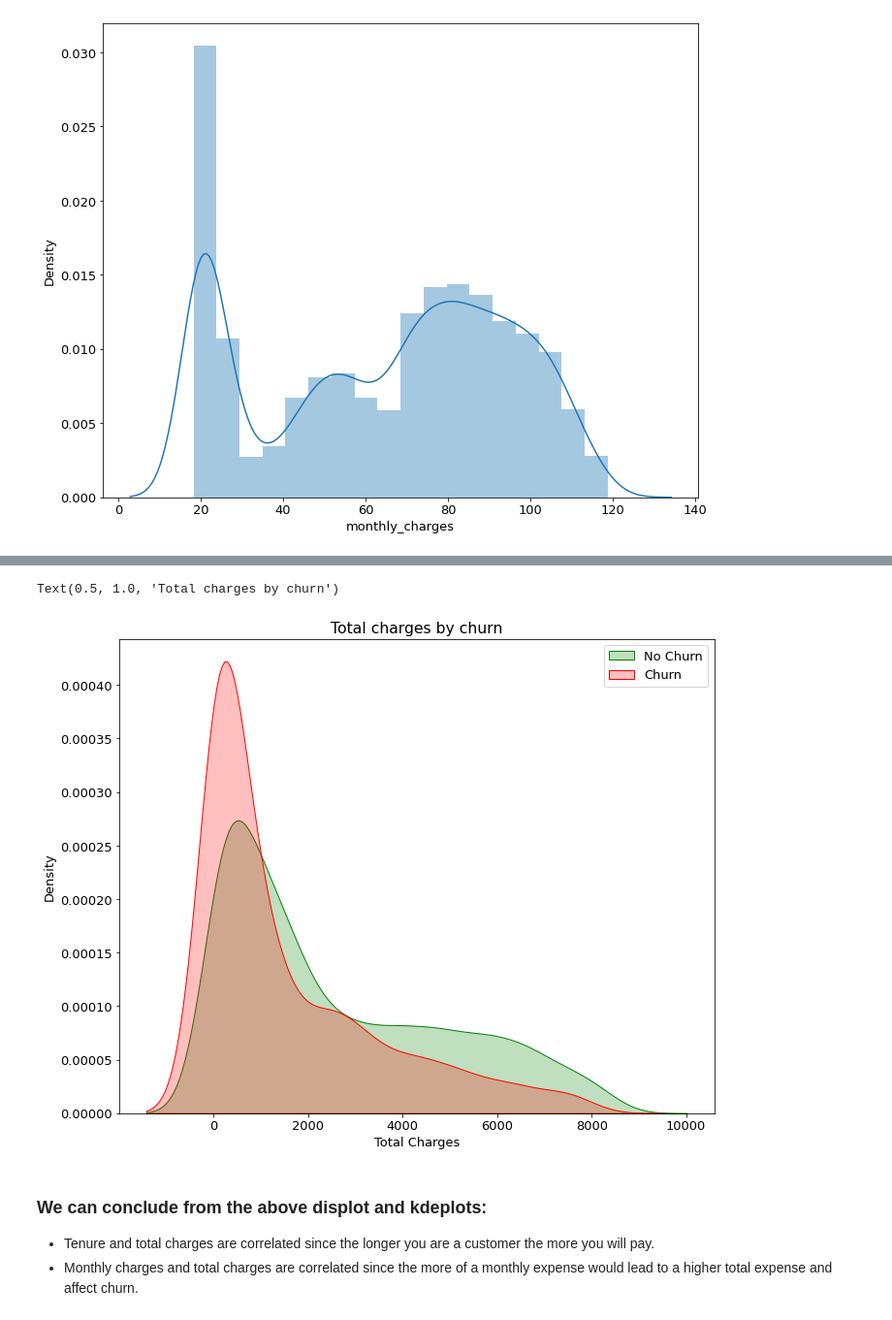
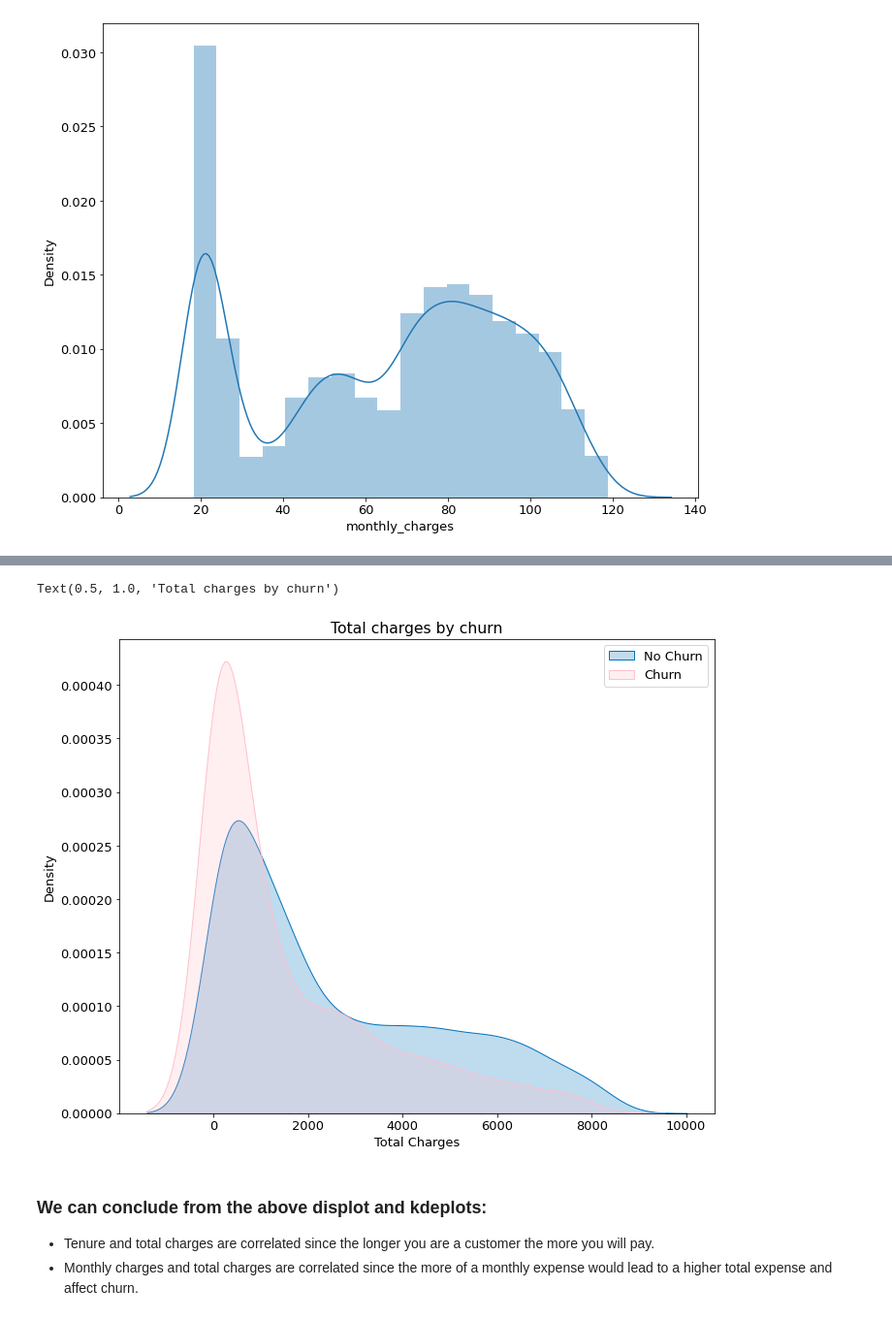
Before and after one commit to raycerna/telco-churn-analysis, a Jupyter notebook: final_report.ipynb, the cells around one changed output, grey strips where cells are left out. Shown at 97% size. Saved outputs shown, nothing was run; the diff lists cells and outputs as text; code cells hidden in the pictures.

```diff
--- a/final_report.ipynb
+++ b/final_report.ipynb
@@ -186,15 +187,15 @@ Text(0.5, 1.0, 'Monthly charges by churn')
 # %%
 Tot = sns.kdeplot(train.total_charges[(train["churn"] == 0) ],
-                color="Green", shade = True)
+                color="#0072BD", shade = True)
 Tot = sns.kdeplot(train.total_charges[(train["churn"] == 1) ],
-                ax =Tot, color="Red", shade= True)
+                ax =Tot, color="pink", shade= True)
 Tot.legend(["No Churn","Churn"],loc='upper right')
 Tot.set_ylabel('Density')
 Tot.set_xlabel('Total Charges')
 Tot.set_title('Total charges by churn')
 # %% [output]
 Text(0.5, 1.0, 'Total charges by churn')
-[figure, old version]
+[figure, new version]
 # %% [markdown]
 ### We can conclude from the above displot and kdeplots:
 - Tenure and total charges are correlated since the longer you are a customer the more you will pay.
```
Also changed, not shown: parts of 19 cells of this notebook.
